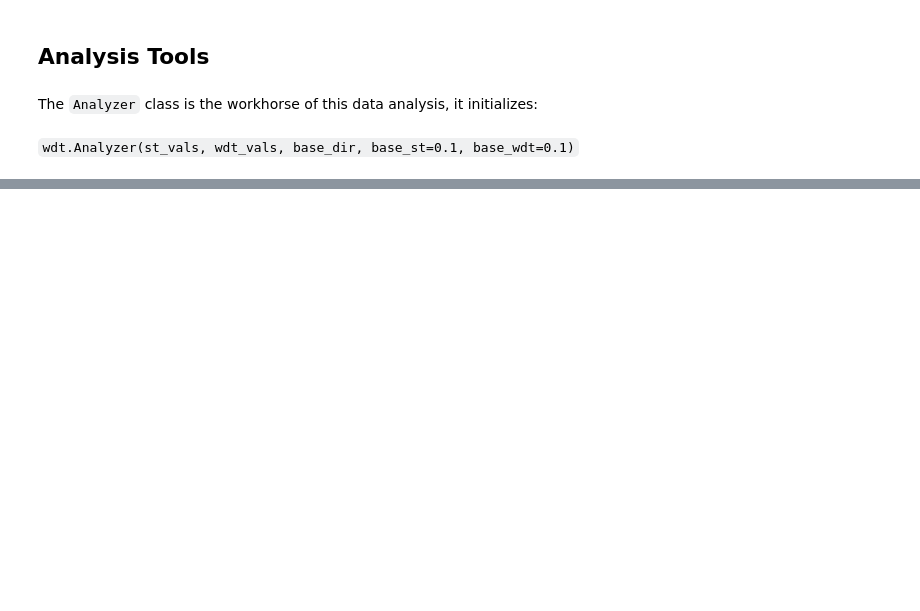
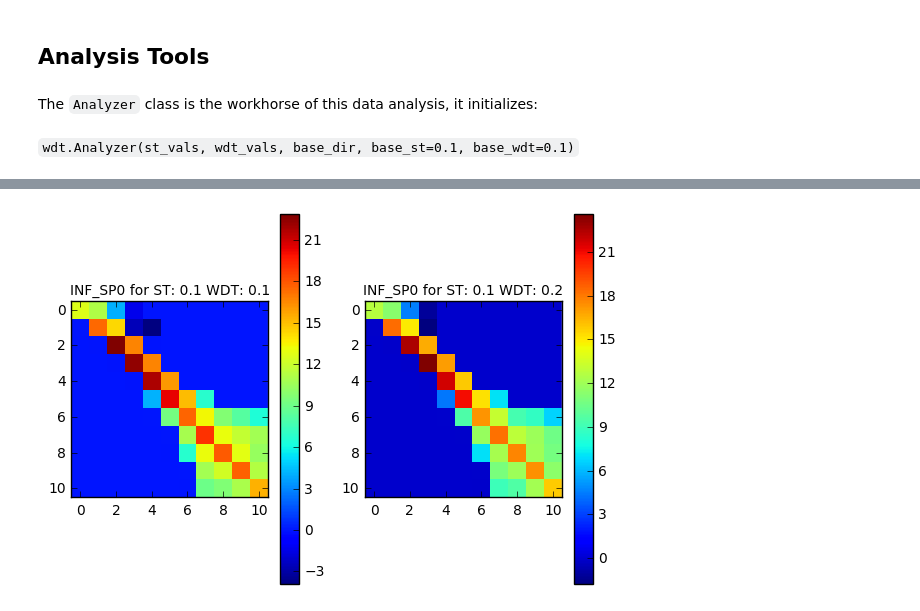
Before and after one commit to JessicaRehak/WDT_Analysis, a Jupyter notebook: scattering_matrices.ipynb, the cells around one changed output, grey strips where cells are left out. Saved outputs shown, nothing was run; the diff lists cells and outputs as text; code cells hidden in the pictures; blank space fills up the shorter version.

```diff
--- a/scattering_matrices.ipynb
+++ b/scattering_matrices.ipynb
@@ -73,0 +69,4 @@ np.around(my_analyzer.data_frame('INF_FLX',rel=False,
+# %%
+my_analyzer.plot_mat('INF_SP0', params, mean = False) #Stdev
+# %% [output]
+[figure, added]
```
Also changed, not shown: parts of 25 cells of this notebook, 1 other file.
